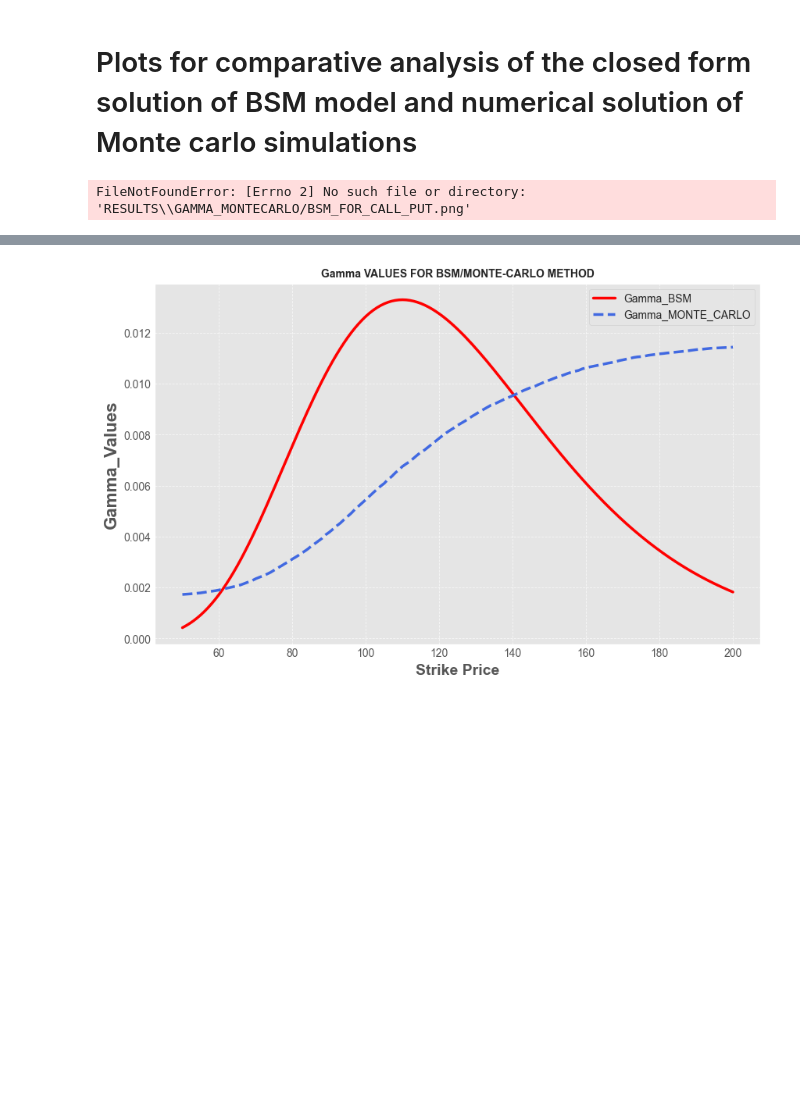
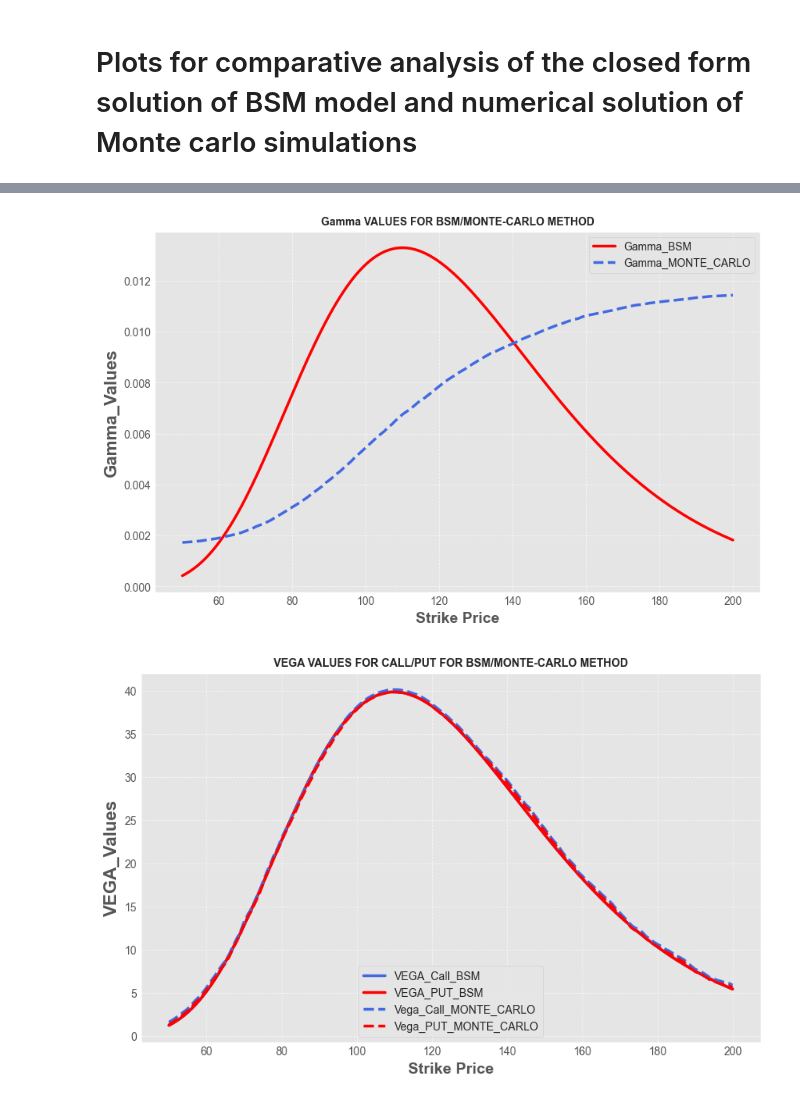
Before and after one commit to Kai-tech-bit/PROJECT_2_BSM_MONTE_CARLO, a Jupyter notebook: code_file.ipynb, the cells around one changed output, grey strips where cells are left out. Cells and saved outputs as stored; diff of their text form; code cells hidden in the pictures; blank space fills up the shorter version.

```diff
--- a/code_file.ipynb
+++ b/code_file.ipynb
@@ -611,7 +605,8 @@ plt.title('DELTA VALUES FOR CALL/PUT FOR BSM/MONTE-CARLO METHOD',fontdict={'font
 plt.xlabel('Strike Price',fontdict={'fontweight':'bold','fontsize':14})
 plt.ylabel('DELTA_Values',fontdict={'fontweight':'bold','fontsize':16})
 plt.grid(True,linestyle='--',linewidth=0.6,alpha=0.7)
-fig_path=os.path.join(results_dir,'DELTA_MONTECARLO/BSM_FOR_CALL_PUT.png')
+fig_path=os.path.join(results_dir,'DELTA_MONTE-CARLO_BSM_CALL_PUT.png')
+plt.savefig(fig_path, dpi=300, bbox_inches='tight')
 
 
 
@@ -626,7 +621,9 @@ plt.title('Gamma VALUES FOR BSM/MONTE-CARLO METHOD',fontdict={'fontweight':'bold
 plt.xlabel('Strike Price',fontdict={'fontweight':'bold','fontsize':14})
 plt.ylabel('Gamma_Values',fontdict={'fontweight':'bold','fontsize':16})
 plt.grid(True,linestyle='--',linewidth=0.6,alpha=0.7)
-fig_path=os.path.join(results_dir,'GAMMA_MONTECARLO/BSM_FOR_CALL_PUT.png')
+fig_path=os.path.join(results_dir,'GAMMA_MONTE-CARLO_BSM_CALL_PUT.png')
+plt.savefig(fig_path, dpi=300, bbox_inches='tight')
+
 
 
 
@@ -642,37 +639,43 @@ plt.title('VEGA VALUES FOR CALL/PUT FOR BSM/MONTE-CARLO METHOD',fontdict={'fontw
 plt.xlabel('Strike Price',fontdict={'fontweight':'bold','fontsize':14})
 plt.ylabel('VEGA_Values',fontdict={'fontweight':'bold','fontsize':16})
 plt.grid(True,linestyle='--',linewidth=0.6,alpha=0.7)
+fig_path=os.path.join(results_dir,'VEGA_MONTE-CARLO_BSM_CALL_PUT.png')
+plt.savefig(fig_path, dpi=300, bbox_inches='tight')
 
 
 
 
                                                    # pLotting the Theta for call and puts for the Bsm and Monte carlo Generated solutions
 plt.figure(figsize=(10, 6))
 plt.plot(GREEKS_BSM['Strikes'], GREEKS_BSM['THETA_CALL'], label='THETA_Call_BSM', color='royalblue',linestyle='-',linewidth=2.5)
 plt.plot(GREEKS_BSM['Strikes'], GREEKS_BSM['THETA_PUT'], label='THETA_PUT_BSM',color='red',linewidth=2.5,linestyle='-')
 plt.plot(GREEKS_MONTE_CARLO['Strikes'], GREEKS_MONTE_CARLO['THETA_CALL'], label='Theta_Call_MONTE_CARLO', color='royalblue',linestyle='--',linewidth=2.5)
 plt.plot(GREEKS_MONTE_CARLO['Strikes'], GREEKS_MONTE_CARLO['THETA_PUT'], label='Theta_PUT_MONTE_CARLO', color='red',linestyle='--',linewidth=2.5)
 plt.legend(loc='upper right', frameon=True)
 plt.title('THETA VALUES FOR CALL/PUT FOR BSM/MONTE-CARLO METHOD',fontdict={'fontweight':'bold','fontsize':10})
 plt.xlabel('Strike Price',fontdict={'fontweight':'bold','fontsize':14})
 plt.ylabel('THETA_Values',fontdict={'fontweight':'bold','fontsize':16})
 plt.grid(True,linestyle='--',linewidth=0.6,alpha=0.7)
+fig_path=os.path.join(results_dir,'THETA_MONTE-CARLO_BSM_CALL_PUT.png')
+plt.savefig(fig_path, dpi=300, bbox_inches='tight')
 
 
 
                                                  # pLotting the Rho for call and puts for the Bsm and Monte carlo Generated solutions
 
 plt.figure(figsize=(10, 6))
 plt.plot(GREEKS_BSM['Strikes'], GREEKS_BSM['RHO_CALL'], label='Rho_Call_BSM', color='royalblue',linestyle='-',linewidth=2.5)
 plt.plot(GREEKS_BSM['Strikes'], GREEKS_BSM['RHO_PUT'], label='Rho_PUT_BSM',color='red',linewidth=2.5,linestyle='-')
 plt.plot(GREEKS_MONTE_CARLO['Strikes'], GREEKS_MONTE_CARLO['RHO_CALL'], label='Rho_Call_MONTE_CARLO', color='royalblue',linestyle='--',linewidth=2.5)
 plt.plot(GREEKS_MONTE_CARLO['Strikes'], GREEKS_MONTE_CARLO['RHO_PUT'], label='Rho_PUT_MONTE_CARLO', color='red',linestyle='--',linewidth=2.5)
 plt.legend(loc='lower left', frameon=True)
 plt.title('RHO VALUES FOR CALL/PUT FOR BSM/MONTE-CARLO METHOD',fontdict={'fontweight':'bold','fontsize':10})
 plt.xlabel('Strike Price',fontdict={'fontweight':'bold','fontsize':14})
 plt.ylabel('RHO_Values',fontdict={'fontweight':'bold','fontsize':16})
 plt.grid(True,linestyle='--',linewidth=0.6,alpha=0.7)
+fig_path=os.path.join(results_dir,'RHO_MONTE-CARLO_BSM_CALL_PUT.png')
+plt.savefig(fig_path, dpi=300, bbox_inches='tight')
 # %% [output]
-FileNotFoundError: [Errno 2] No such file or directory: 'RESULTS\\GAMMA_MONTECARLO/BSM_FOR_CALL_PUT.png'
 [figure]
 [figure]
+[figure, added]
```
Also changed, not shown: parts of 2 cells of this notebook, 5 other files.
